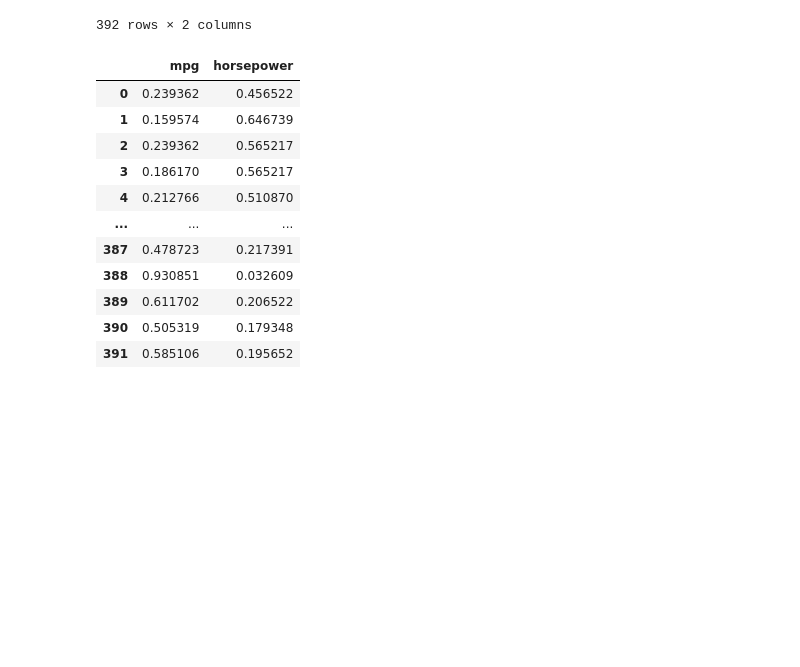
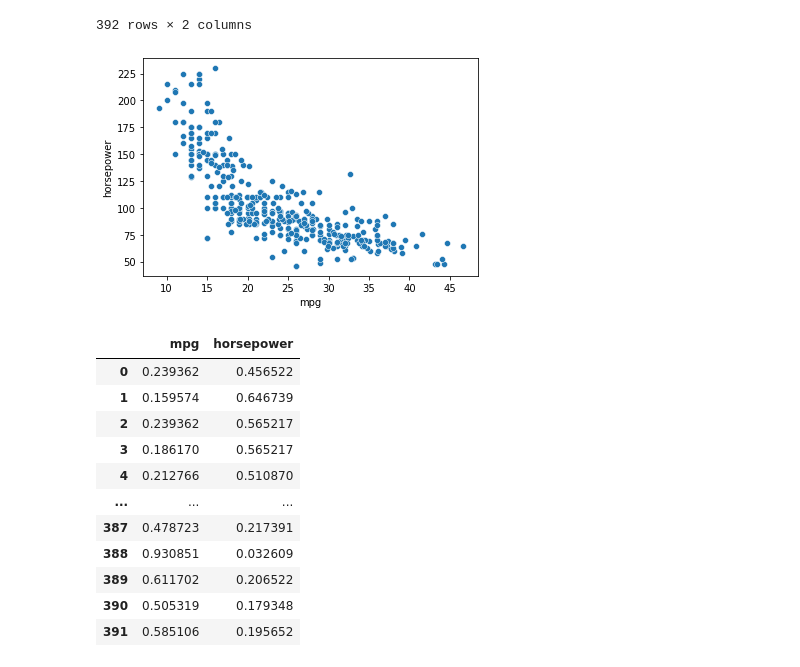
Before and after one commit to frands97/machine-learning-program, a Jupyter notebook: II Machine Learning & Deep Learning/#09. Cluster Analysis con k-Means/09practice.ipynb, the cells around one changed output. Saved outputs shown, nothing was run; the diff lists cells and outputs as text; code cells hidden in the pictures; blank space fills up the shorter version.

```diff
--- a/II Machine Learning & Deep Learning/#09. Cluster Analysis con k-Means/09practice.ipynb
+++ b/II Machine Learning & Deep Learning/#09. Cluster Analysis con k-Means/09practice.ipynb
@@ -77,6 +77,10 @@ dfsel
 | ford ranger | 28.0 | 79.0 |
 | chevy s-10 | 31.0 | 82.0 |
 392 rows × 2 columns
+# %%
+sns.scatterplot(x=dfsel.mpg, y=dfsel.horsepower);
+# %% [output]
+[figure, added]
 # %%
 from sklearn.preprocessing import MinMaxScaler
 # %%
```
Also changed, not shown: parts of 11 cells of this notebook, 3 other files.
